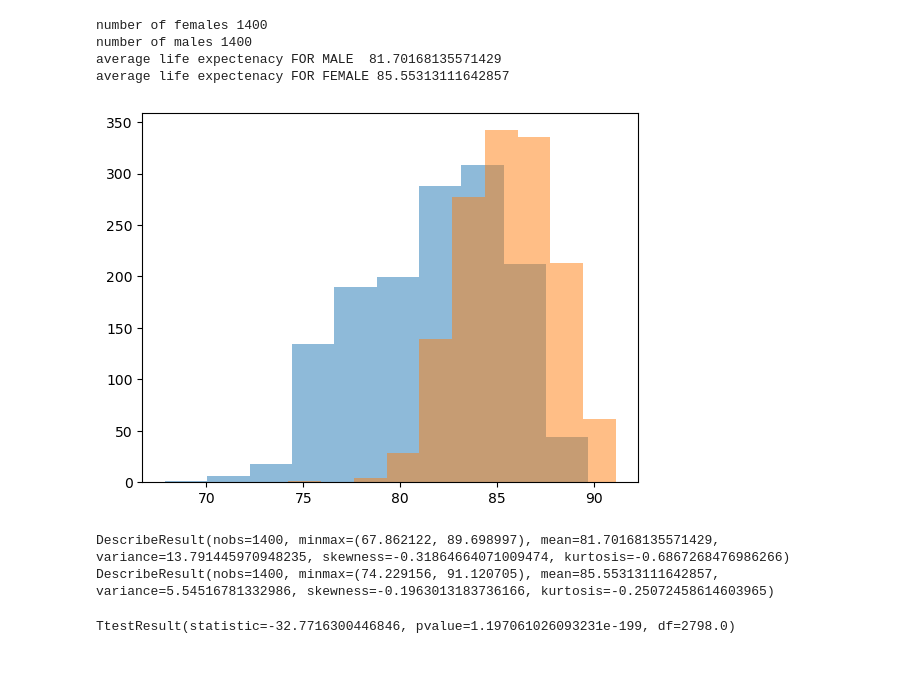
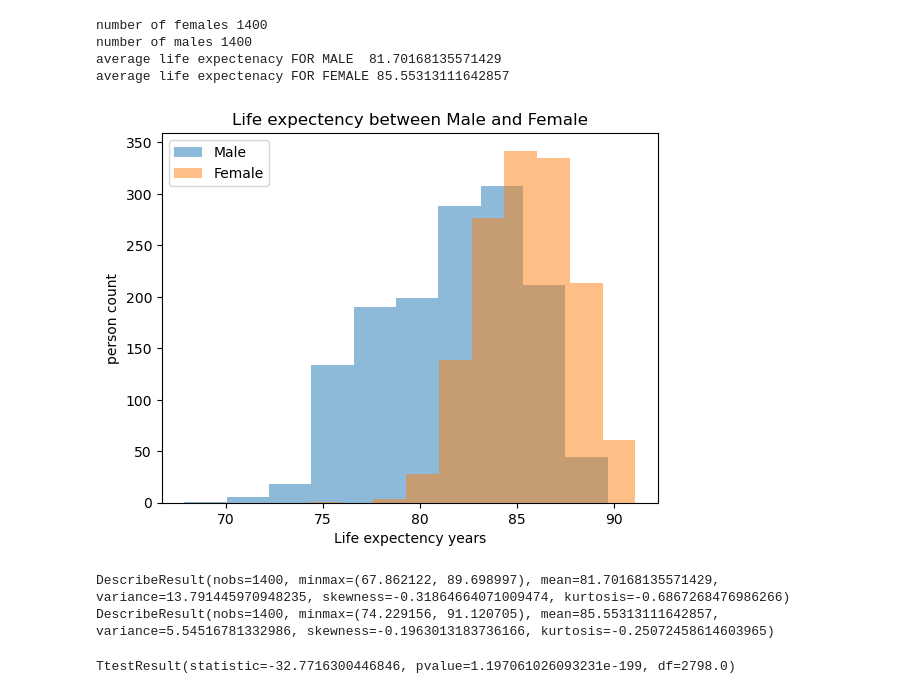
Before and after one commit to krupakar010/DATA-401, a Jupyter notebook: test.ipynb, the cells around one changed output. Saved outputs shown, nothing was run; the diff lists cells and outputs as text; code cells hidden in the pictures; blank space fills up the shorter version.

```diff
--- a/test.ipynb
+++ b/test.ipynb
@@ -85,14 +85,18 @@ average life expectenacy FOR FEMALE 85.55313111642857
 # %%
 # Plot the histogram
 
-plt.hist(le_male['le_agg'], alpha = .5)
-plt.hist(le_female['le_agg'], alpha = .5)
+plt.hist(le_male['le_agg'], alpha = .5 , label="Male")
+plt.hist(le_female['le_agg'], alpha = .5, label="Female")
+plt.xlabel("Life expectency years")
+plt.ylabel("person count")
+plt.title('Life expectency between Male and Female')
+plt.legend(loc='upper left')
 plt.show()
 
 print(stats.describe(le_male['le_agg']))
 print(stats.describe(le_female['le_agg']))
 # %% [output]
-[figure, old version]
+[figure, new version]
 DescribeResult(nobs=1400, minmax=(67.862122, 89.698997), mean=81.70168135571429, variance=13.791445970948235, skewness=-0.31864664071009474, kurtosis=-0.6867268476986266)
 DescribeResult(nobs=1400, minmax=(74.229156, 91.120705), mean=85.55313111642857, variance=5.54516781332986, skewness=-0.1963013183736166, kurtosis=-0.25072458614603965)
 # %%
```
